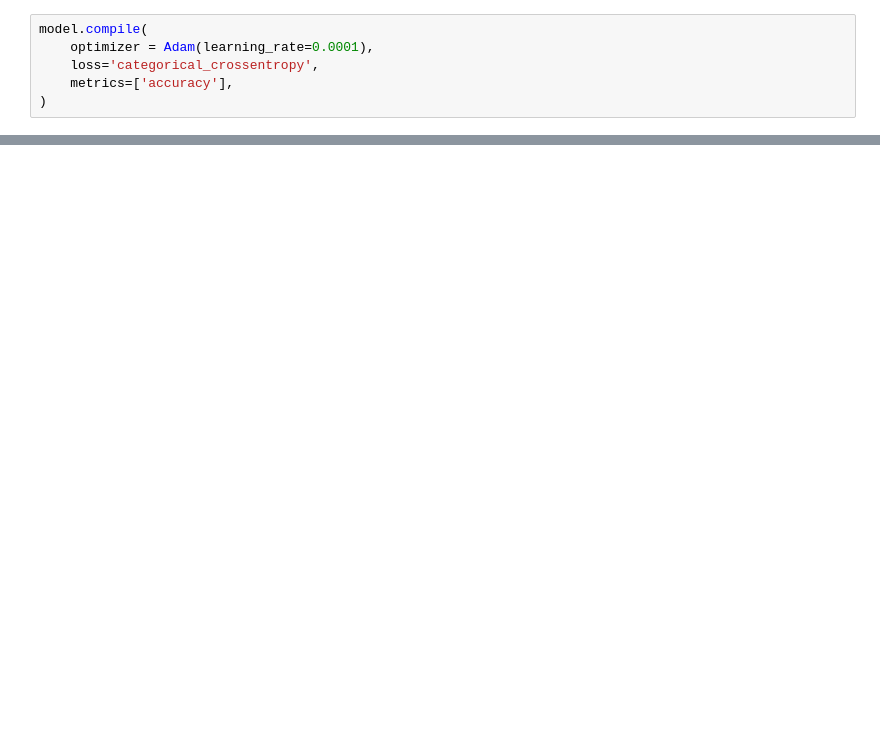
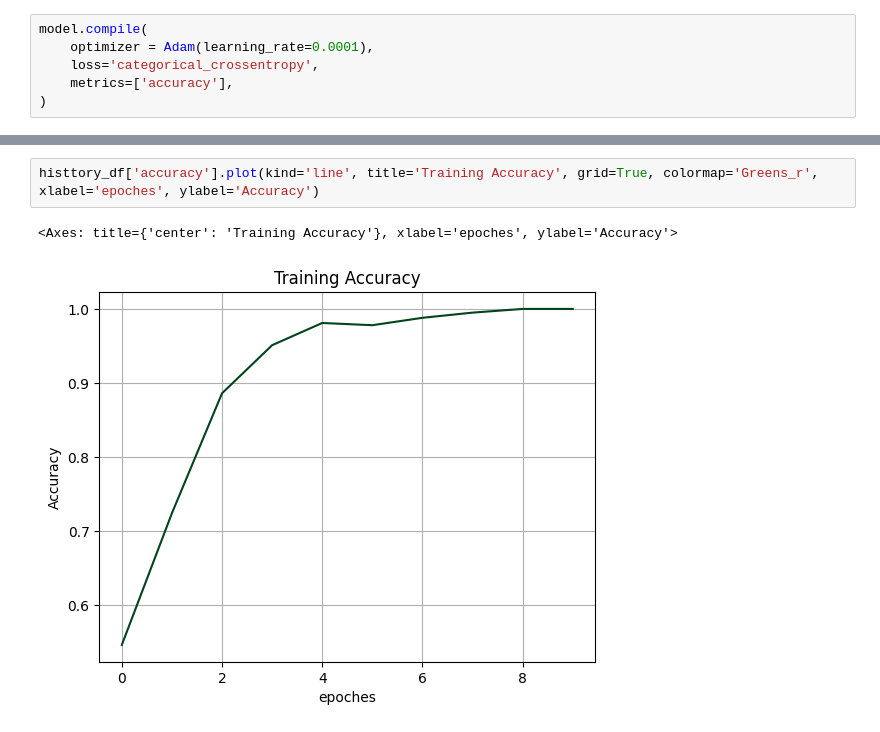
Before and after one commit to juliusmarkwei/convolutional-neural-net-classifier, a Jupyter notebook: convolusional_neural_net.ipynb, the cells around one changed output, grey strips where cells are left out. Drawn from its saved outputs; the diff is of its cells as text; blank space fills up the shorter version.

```diff
--- a/convolusional_neural_net.ipynb
+++ b/convolusional_neural_net.ipynb
@@ -147,0 +153,5 @@ Detected at node 'sequential_2/dense_2/BiasAdd' defined at (most recent call las
+# %%
+histtory_df['accuracy'].plot(kind='line', title='Training Accuracy', grid=True, colormap='Greens_r', xlabel='epoches', ylabel='Accuracy')
+# %% [output]
+<Axes: title={'center': 'Training Accuracy'}, xlabel='epoches', ylabel='Accuracy'>
+[figure, added]
```
Also changed, not shown: parts of 10 cells of this notebook.
